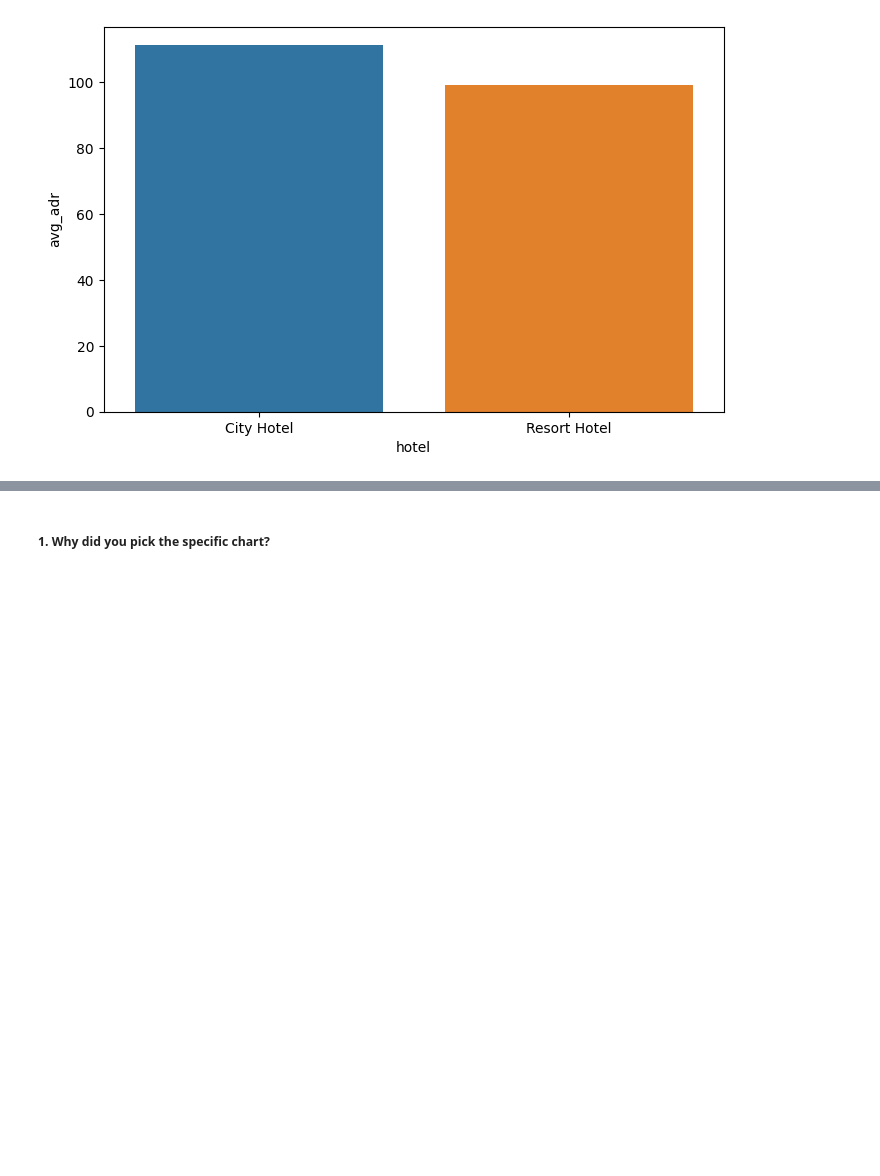
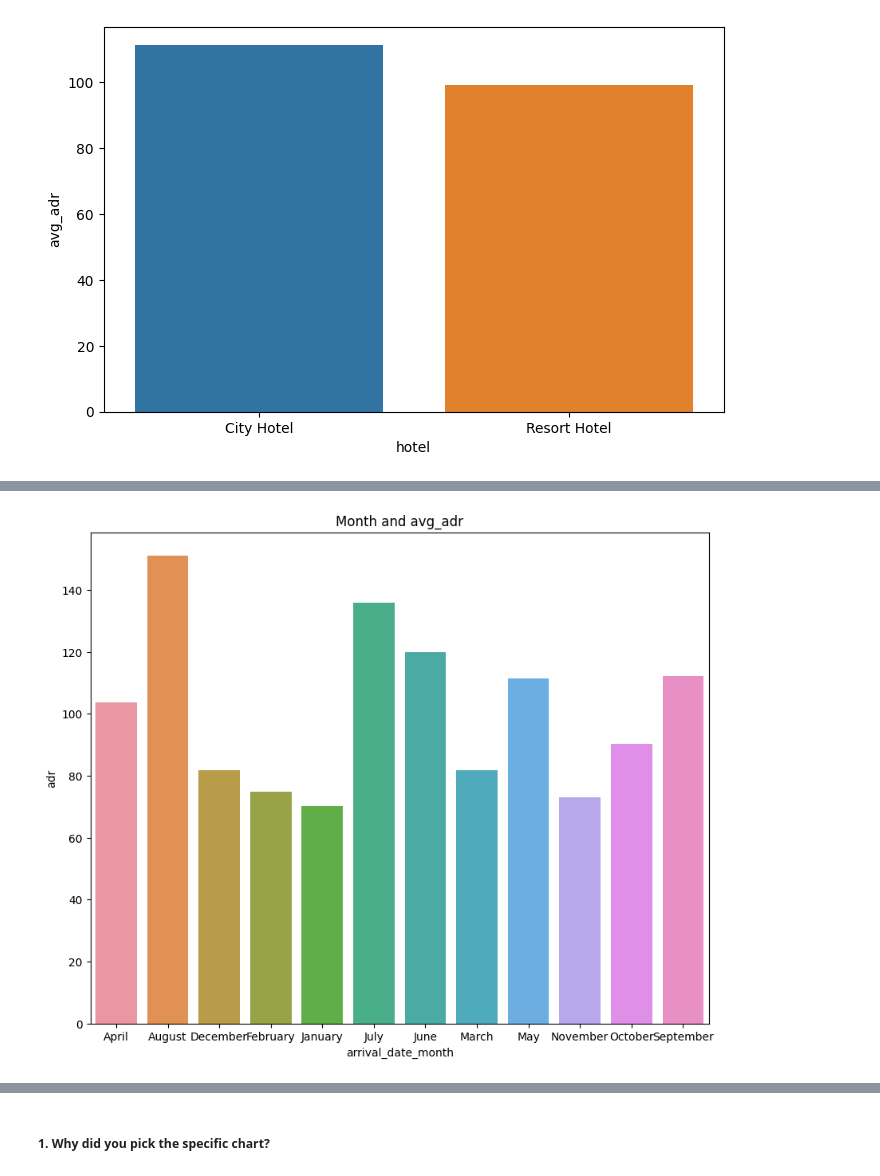
Before and after one commit to Jamal1018/EDA_Hotel_booking_analysis, a Jupyter notebook: EDA_on_Hotel_Booking_Analysis.ipynb, the cells around one changed output, grey strips where cells are left out. Cells and saved outputs as stored; diff of their text form; code cells hidden in the pictures; blank space fills up the shorter version.

```diff
--- a/EDA_on_Hotel_Booking_Analysis.ipynb
+++ b/EDA_on_Hotel_Booking_Analysis.ipynb
@@ -1044,0 +1075,9 @@ plt.show()
+# %%
+# visulization of average adr on monthly basis
+temp_df = df.groupby('arrival_date_month',as_index =False)['adr'].mean()
+plt.figure(figsize = (10,8))
+ax = sns.barplot(data = temp_df , x = 'arrival_date_month', y = 'adr')
+ax.set_title('Month and avg_adr')
+plt.show()
+# %% [output]
+[figure, added]
```
Also changed, not shown: parts of 21 cells of this notebook.
